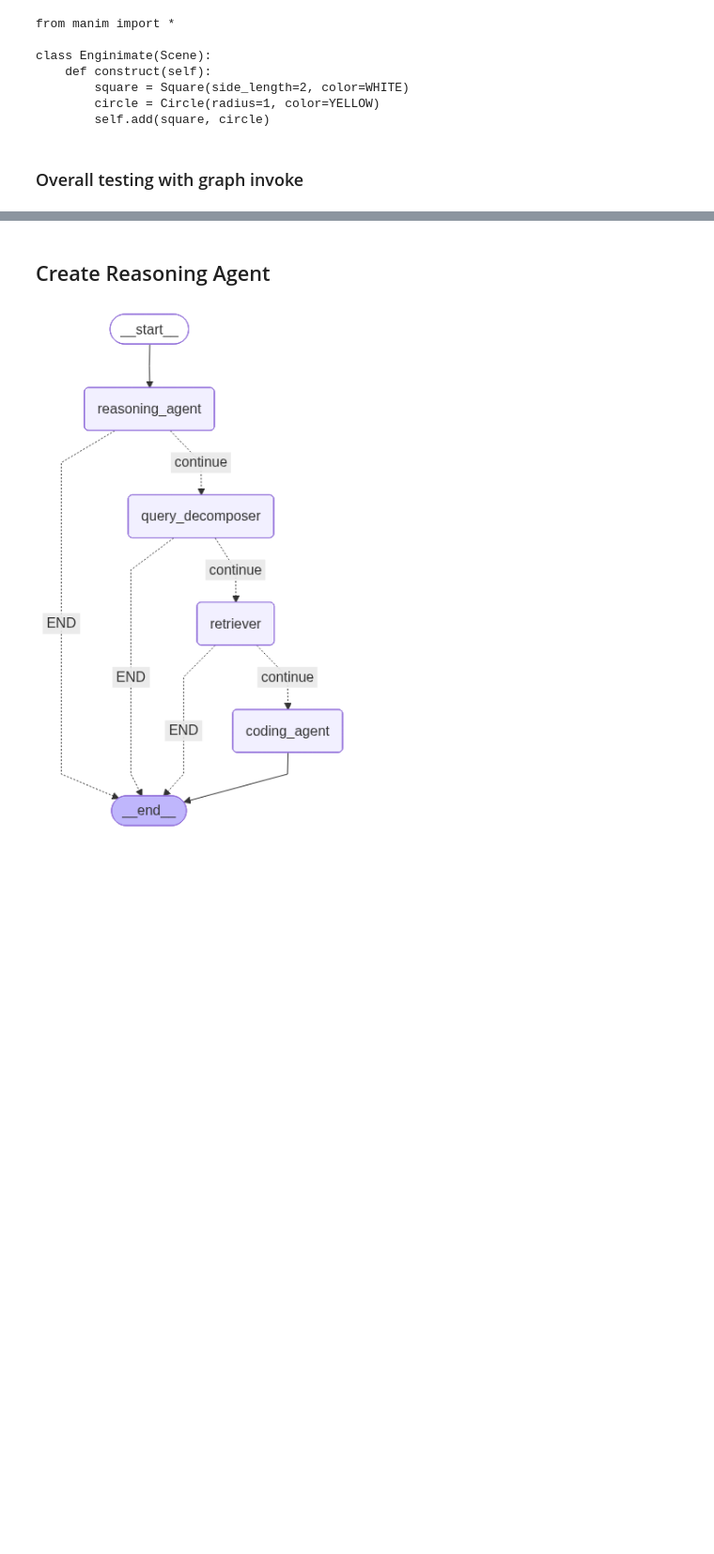
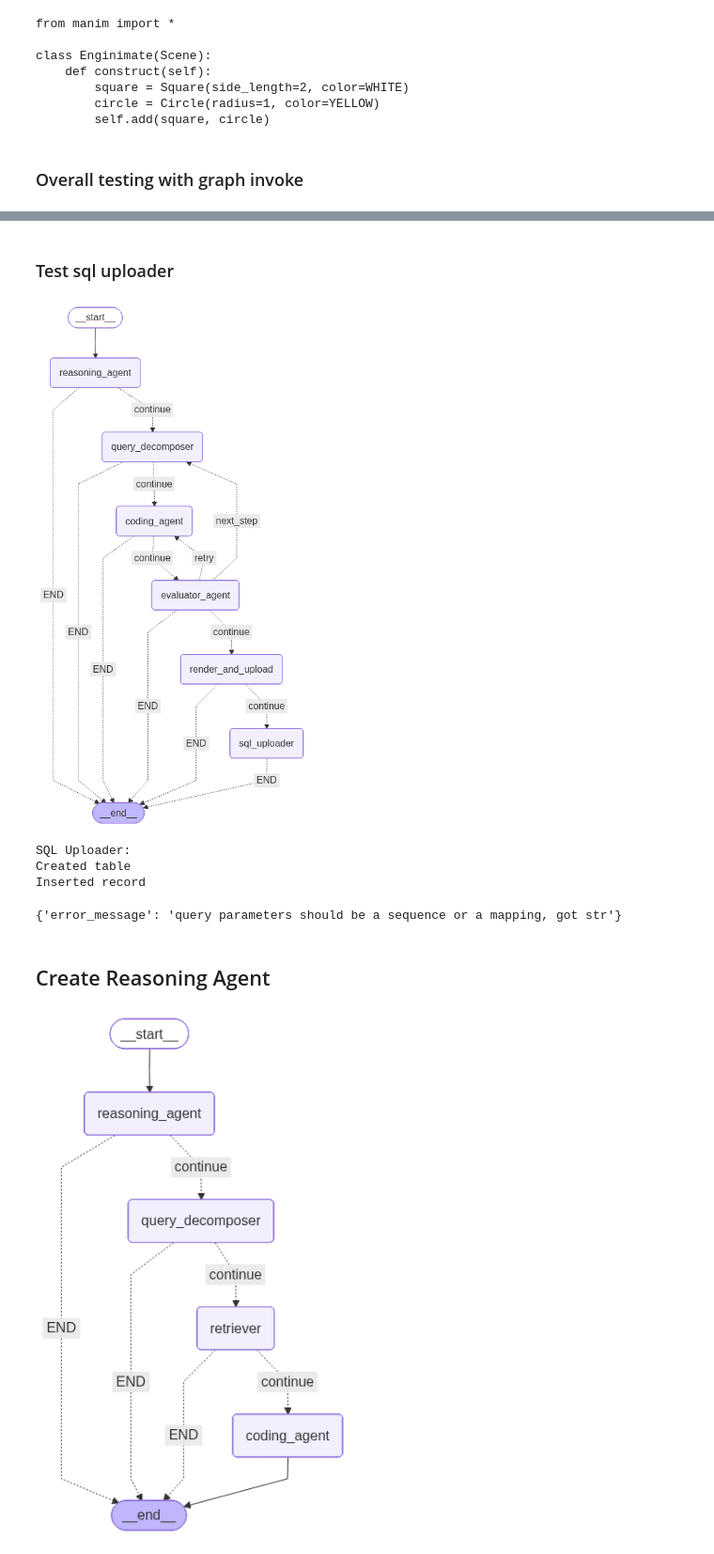
Before and after one commit to MSVelan/enginimate, a Jupyter notebook: experimental/ai/workflow.ipynb, the cells around one changed output, grey strips where cells are left out. Shown at 94% size. Cells and saved outputs as stored; diff of their text form; code cells hidden in the pictures; blank space fills up the shorter version.

```diff
--- a/experimental/ai/workflow.ipynb
+++ b/experimental/ai/workflow.ipynb
@@ -565,3 +568,29 @@ print(state)
+# %%
+new_state = {
+    'url': 'https://res.cloudinary.com/dxpieuuce/video/upload/v1763195380/manim-renders/Enginimate_d6hghv.mp4',
+    'public_id': 'manim-renders/Enginimate_d6hghv',
+    'created_at': '2025-11-15T13:56:45.870788+05:30',
+    'completed_at': '2025-11-15T13:59:43.983809+05:30'
+}
+from backend.workflow.models.state import State
+state = State(**new_state)
+# %% [markdown]
+### Test sql uploader
+# %%
+from backend.workflow.graph import graph
+import nest_asyncio
+nest_asyncio.apply()
+
+new_state = await graph.nodes["sql_uploader"].ainvoke(state)
+# %% [output]
+[figure, added]
+SQL Uploader:
+Created table
+Inserted record
+# %%
+new_state
+# %% [output]
+{'error_message': 'query parameters should be a sequence or a mapping, got str'}
 # %%
 import operator
 import os
```
Also changed, not shown: parts of 15 cells of this notebook, 16 other files.
